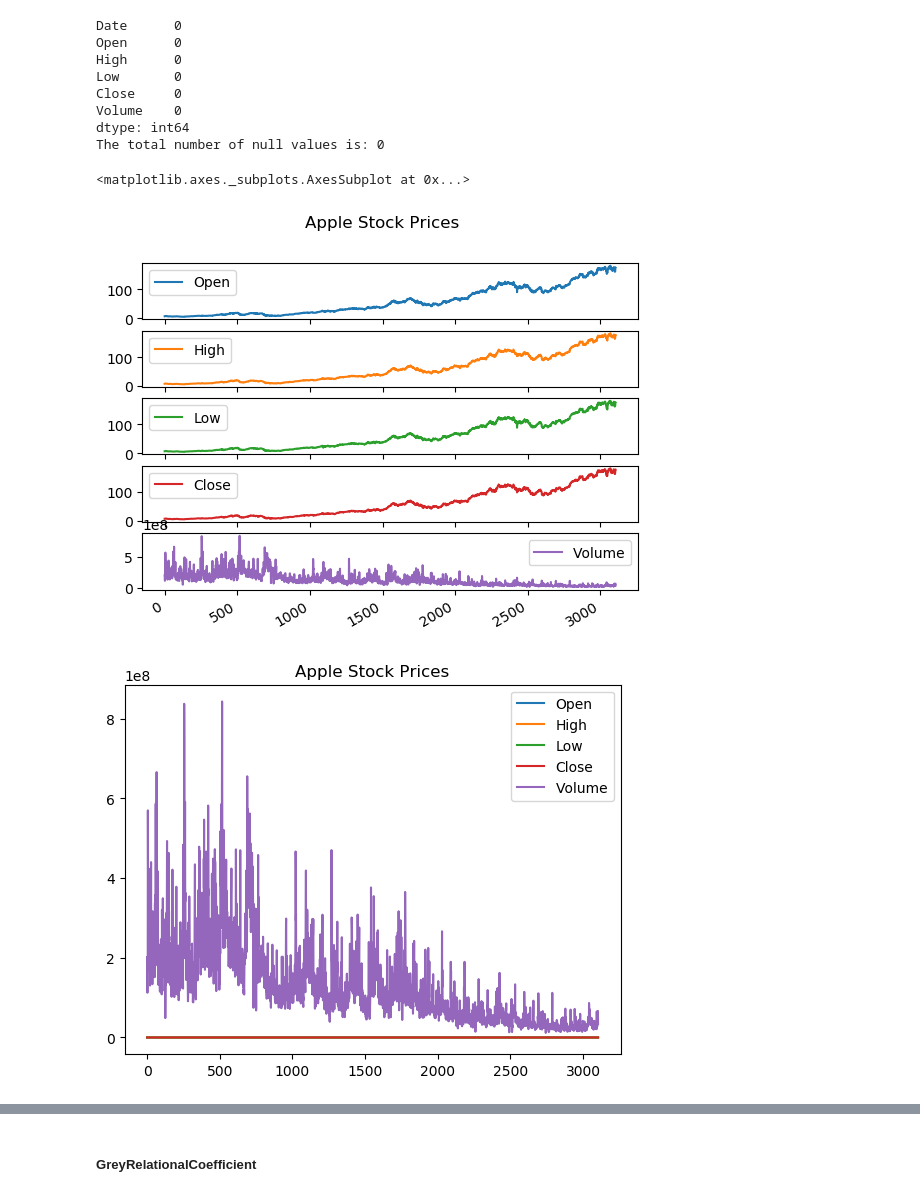
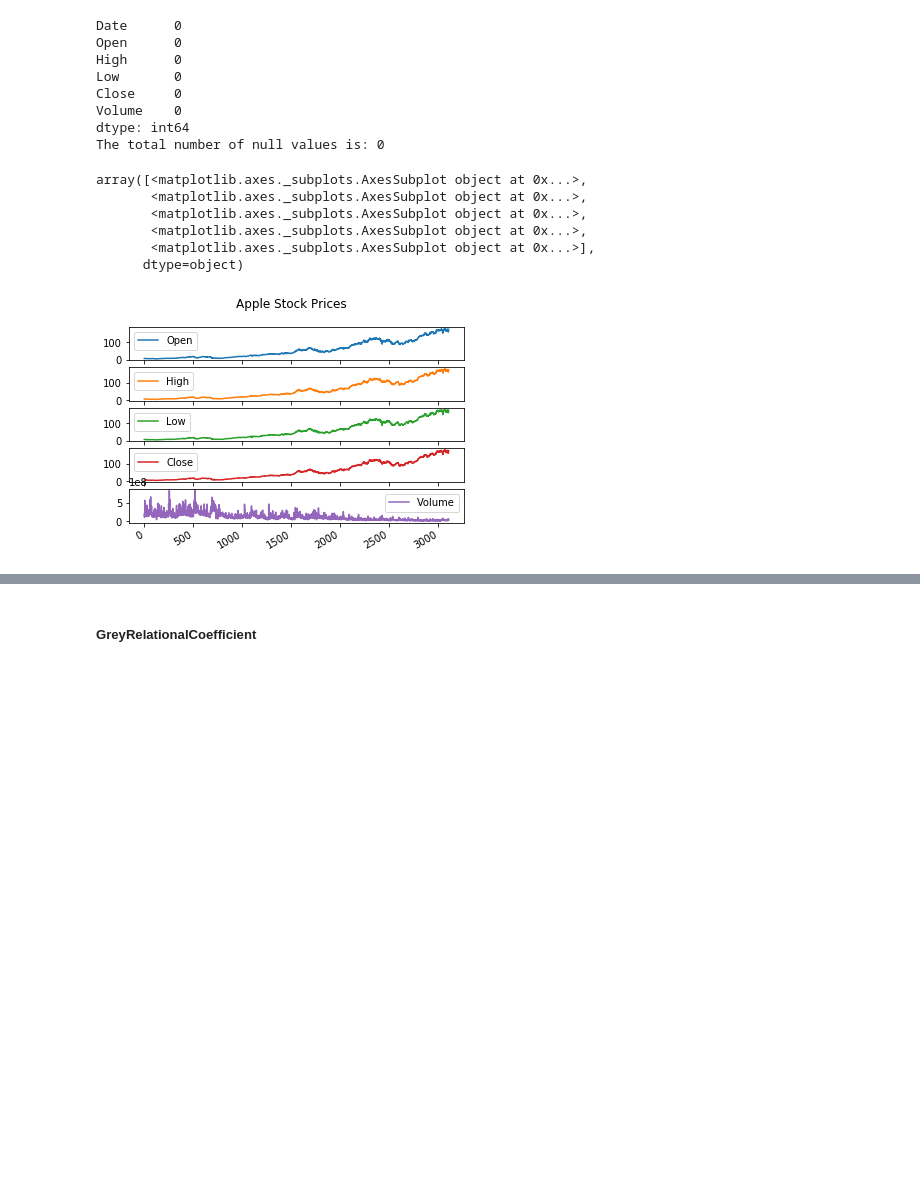
Before and after one commit to ananya0407/Stock-Prediction-Using-ELM, a Jupyter notebook: Stock_prediction_Research_Code.ipynb, the cells around one changed output, grey strips where cells are left out. Cells and saved outputs as stored; diff of their text form; code cells hidden in the pictures; blank space fills up the shorter version.

```diff
--- a/Stock_prediction_Research_Code.ipynb
+++ b/Stock_prediction_Research_Code.ipynb
@@ -33,7 +33,7 @@ from sklearn.model_selection import train_test_split
 from sklearn.preprocessing import OneHotEncoder
 from sklearn.preprocessing import MinMaxScaler
 # %%
-training_dataset=pd.read_csv("/Users/ananya/Desktop/AAPL.csv")
+training_dataset=pd.read_csv("/Users/ananya/Stock_prediction/AAPL.csv")
 # %%
 print (training_dataset.isnull().sum())
 total_null = training_dataset.isnull().sum().sum()
@@ -51,11 +51,15 @@ The total number of null values is: 0
 #training_dataset.drop(['Volume'],axis=1,inplace=True)
 # %%
 training_dataset.plot.line(subplots = True, title='Apple Stock Prices')
-training_dataset.plot(title='Apple Stock Prices')
+#training_dataset.plot(title='Apple Stock Prices')
 # %% [output]
-<matplotlib.axes._subplots.AxesSubplot at 0x...>
+array([<matplotlib.axes._subplots.AxesSubplot object at 0x...>,
+       <matplotlib.axes._subplots.AxesSubplot object at 0x...>,
+       <matplotlib.axes._subplots.AxesSubplot object at 0x...>,
+       <matplotlib.axes._subplots.AxesSubplot object at 0x...>,
+       <matplotlib.axes._subplots.AxesSubplot object at 0x...>],
+      dtype=object)
-[figure, old version]
+[figure, new version]
-[figure, removed]
 # %%
 training_dataset.drop(['High', 'Low','Open'], axis = 1, inplace = True)
 # %%
```
Also changed, not shown: parts of 6 cells of this notebook.
